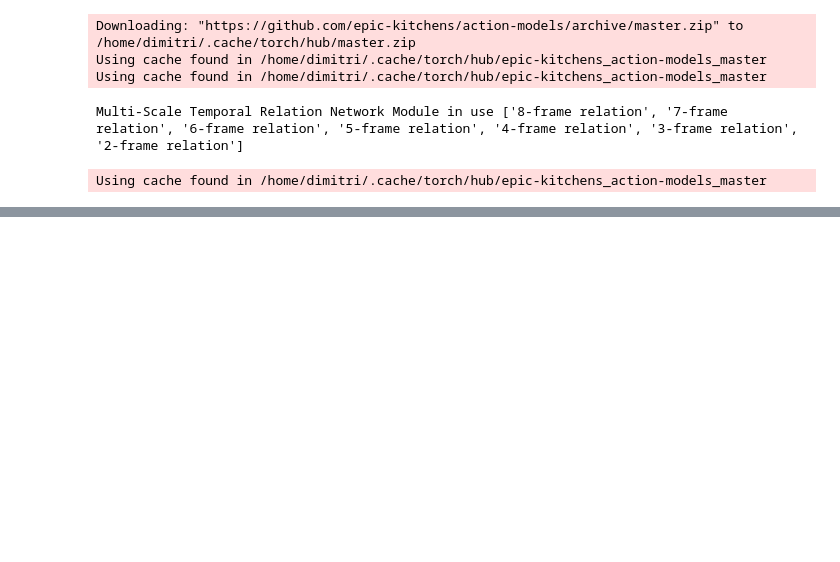
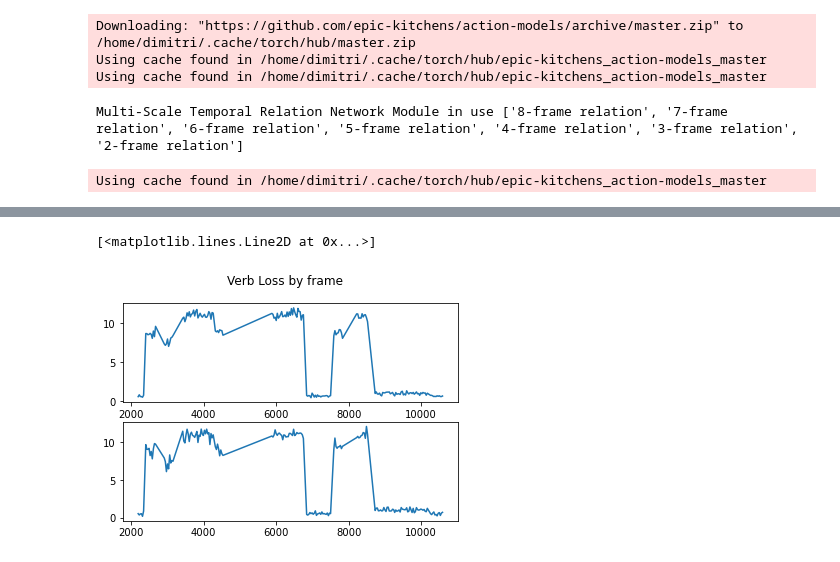
Before and after one commit to dmch-1/epic_kitchen, a Jupyter notebook: epic_kitchen_run_models.ipynb, the cells around one changed output, grey strips where cells are left out. Saved outputs shown, nothing was run; the diff lists cells and outputs as text; code cells hidden in the pictures; blank space fills up the shorter version.

```diff
--- a/epic_kitchen_run_models.ipynb
+++ b/epic_kitchen_run_models.ipynb
@@ -134,0 +294,31 @@ KeyboardInterrupt:
+# %%
+labelled_rows = np.array(results_tsn[3]) != None
+labelled_results_tsn = [np.array(l)[labelled_rows] for l in results_tsn]
+labelled_results_tsn
+
+labelled_rows = np.array(results_tsm[3]) != None
+labelled_results_tsm = [np.array(l)[labelled_rows] for l in results_tsm]
+labelled_results_tsm
+
+print("TSN results")
+print("Average fps: {:1.4f}".format(len(results_tsn[1])/np.array(results_tsn[1]).sum()))
+print("Average processing time: {:1.4f}".format(np.array(results_tsn[1]).sum()/len(results_tsn[1])))
+print("Max processing time (sec): {:1.4f}".format(max(results_tsn[1])))
+print("Verb precision: {:1.4f}".format(
+    (labelled_results_tsn[2] == labelled_results_tsn[3]).sum()/len(labelled_results_tsn[2])))
+print("Noun precision: {:1.4f}".format(
+    (labelled_results_tsn[4] == labelled_results_tsm[5]).sum()/len(labelled_results_tsn[4])))
+print("Verb mean loss: {:1.4f}".format(labelled_results_tsn[6].mean()))
+print("Noun mean loss: {:1.4f}".format(labelled_results_tsn[7].mean()))
+
+print("")
+print("TSM results")
+print("Average fps: {:1.4f}".format(len(results_tsm[1])/np.array(results_tsm[1]).sum()))
+print("Average processing time: {:1.4f}".format(np.array(results_tsm[1]).sum()/len(results_tsm[1])))
+print("Max processing time (sec): {:1.4f}".format(max(results_tsm[1])))
+print("Verb precision: {:1.4f}".format(
+    (labelled_results_tsm[2] == labelled_results_tsm[3]).sum()/len(labelled_results_tsm[2])))
+print("Noun precision: {:1.4f}".format(
+    (labelled_results_tsm[4] == labelled_results_tsm[5]).sum()/len(labelled_results_tsm[4])))
+print("Verb mean loss: {:1.4f}".format(labelled_results_tsm[6].mean()))
+print("Noun mean loss: {:1.4f}".format(labelled_results_tsm[7].mean()))
@@ -134,0 +351,8 @@ KeyboardInterrupt:
+# %%
+fig, (ax1, ax2) = plt.subplots(2)
+fig.suptitle('Verb Loss by frame')
+ax1.plot(labelled_results_tsn[0], labelled_results_tsn[6])
+ax2.plot(labelled_results_tsm[0], labelled_results_tsm[6])
+# %% [output]
+[<matplotlib.lines.Line2D at 0x...>]
+[figure, added]
```
Also changed, not shown: parts of 21 cells of this notebook.
